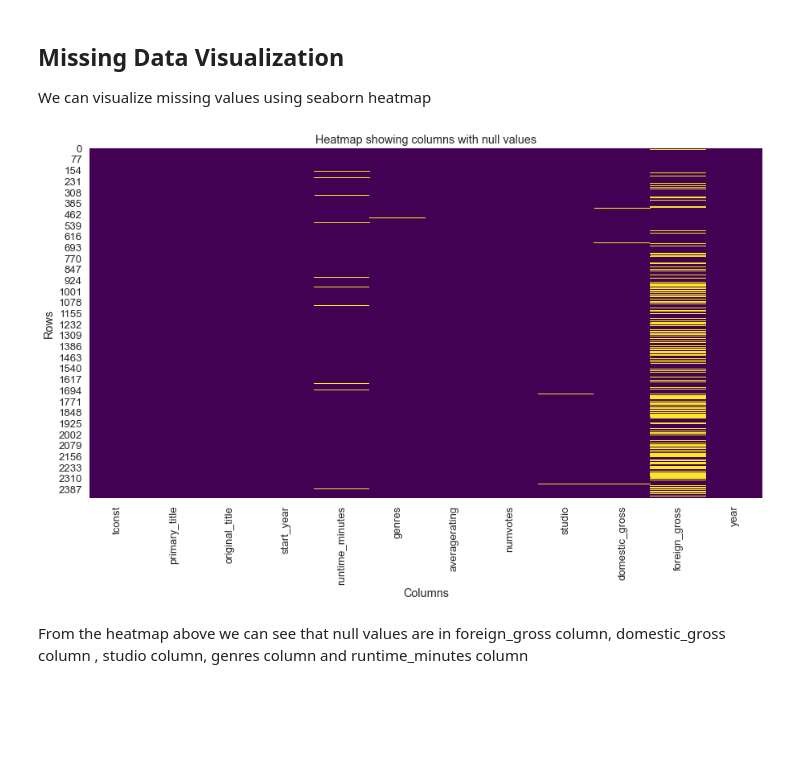
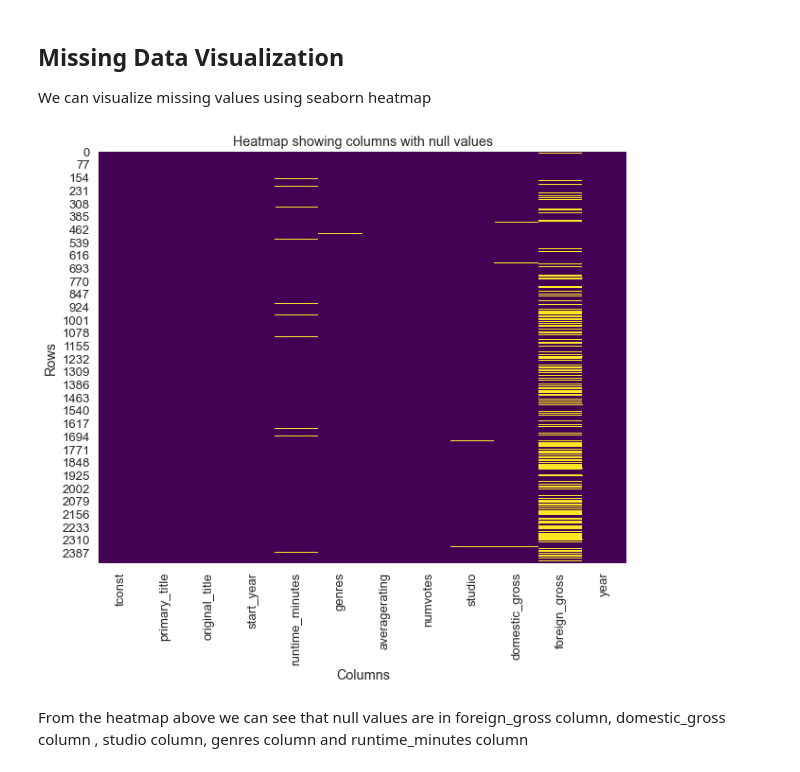
Before and after one commit to Trixiemoek/dsc-phase-1-project, a Jupyter notebook: student.ipynb, the cells around one changed output. Cells and saved outputs as stored; diff of their text form; code cells hidden in the pictures; blank space fills up the shorter version.

```diff
--- a/student.ipynb
+++ b/student.ipynb
@@ -251,17 +251,17 @@ dtype: float64
 We can visualize missing values using seaborn heatmap
 # %%
 # set figure size
-plt.figure(figsize=(15, 8))
+plt.figure(figsize=(10, 8))
 # adjust font scale
 sns.set(font_scale=1.2)
 sns.heatmap(data.isnull(),  cbar=False, cmap='viridis', )
 #set labels
 plt.title('Heatmap showing columns with null values')
 plt.xlabel('Columns')
 plt.ylabel('Rows')
 plt.show()
 # %% [output]
-[figure, old version]
+[figure, new version]
 # %% [markdown]
 From the heatmap above we can see that null values are in foreign_gross column, domestic_gross column , studio column, genres column and runtime_minutes column
 # %% [markdown]
```
Also changed, not shown: parts of 23 cells of this notebook.
